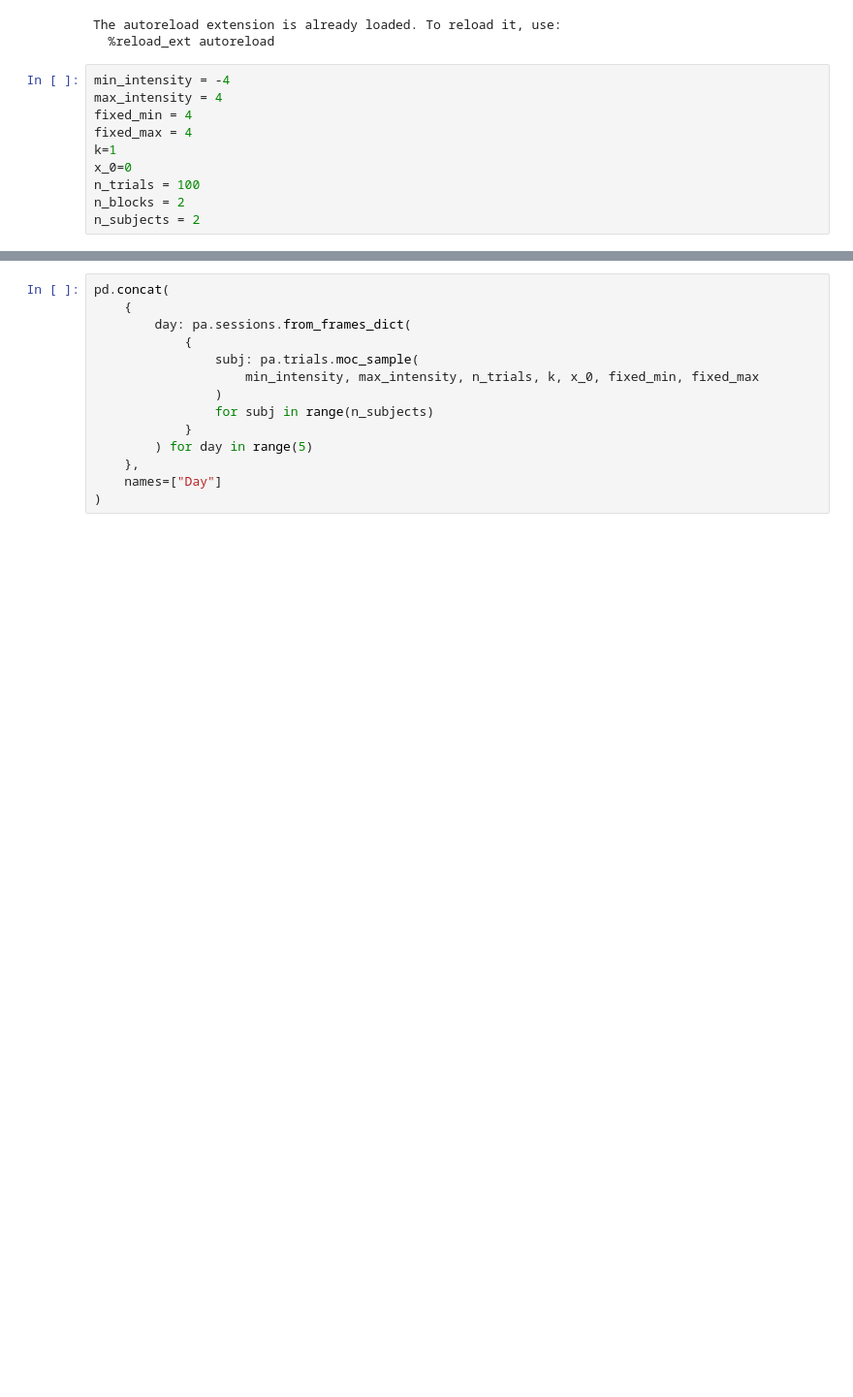
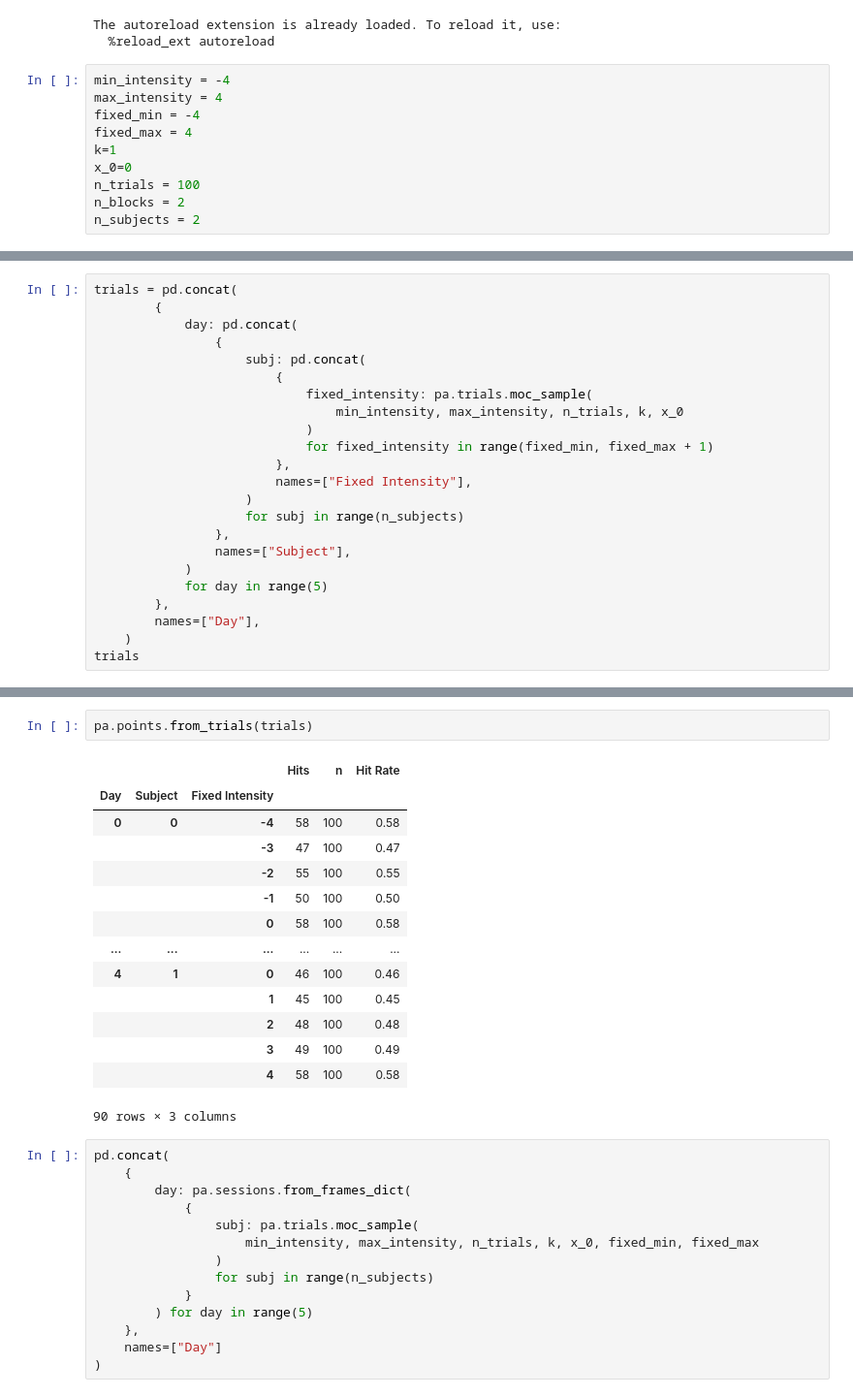
Before and after one commit to psychoanalyze/psychoanalyze, a Jupyter notebook: demo.ipynb, the cells around one changed output, grey strips where cells are left out. Shown at 97% size. Saved outputs shown, nothing was run; the diff lists cells and outputs as text; blank space fills up the shorter version.

```diff
--- a/demo.ipynb
+++ b/demo.ipynb
@@ -9,7 +9,7 @@ The autoreload extension is already loaded. To reload it, use:
 # %%
 min_intensity = -4
 max_intensity = 4
-fixed_min = 4
+fixed_min = -4
 fixed_max = 4
 k=1
 x_0=0
@@ -40,0 +25,23 @@ points
+# %%
+trials = pd.concat(
+        {
+            day: pd.concat(
+                {
+                    subj: pd.concat(
+                        {
+                            fixed_intensity: pa.trials.moc_sample(
+                                min_intensity, max_intensity, n_trials, k, x_0
+                            )
+                            for fixed_intensity in range(fixed_min, fixed_max + 1)
+                        },
+                        names=["Fixed Intensity"],
+                    )
+                    for subj in range(n_subjects)
+                },
+                names=["Subject"],
+            )
+            for day in range(5)
+        },
+        names=["Day"],
+    )
+trials
@@ -41,3 +78,20 @@ points
+# %%
+pa.points.from_trials(trials)
+# %% [output]
+|  |  |  | Hits | n | Hit Rate |
+| Day | Subject | Fixed Intensity |  |  |  |
+| 0 | 0 | -4 | 58 | 100 | 0.58 |
+|  |  | -3 | 47 | 100 | 0.47 |
+|  |  | -2 | 55 | 100 | 0.55 |
+|  |  | -1 | 50 | 100 | 0.50 |
+|  |  | 0 | 58 | 100 | 0.58 |
+| ... | ... | ... | ... | ... | ... |
+| 4 | 1 | 0 | 46 | 100 | 0.46 |
+|  |  | 1 | 45 | 100 | 0.45 |
+|  |  | 2 | 48 | 100 | 0.48 |
+|  |  | 3 | 49 | 100 | 0.49 |
+|  |  | 4 | 58 | 100 | 0.58 |
+90 rows × 3 columns
 # %%
 pd.concat(
     {
```
Also changed, not shown: parts of 4 cells of this notebook, 5 other files.
